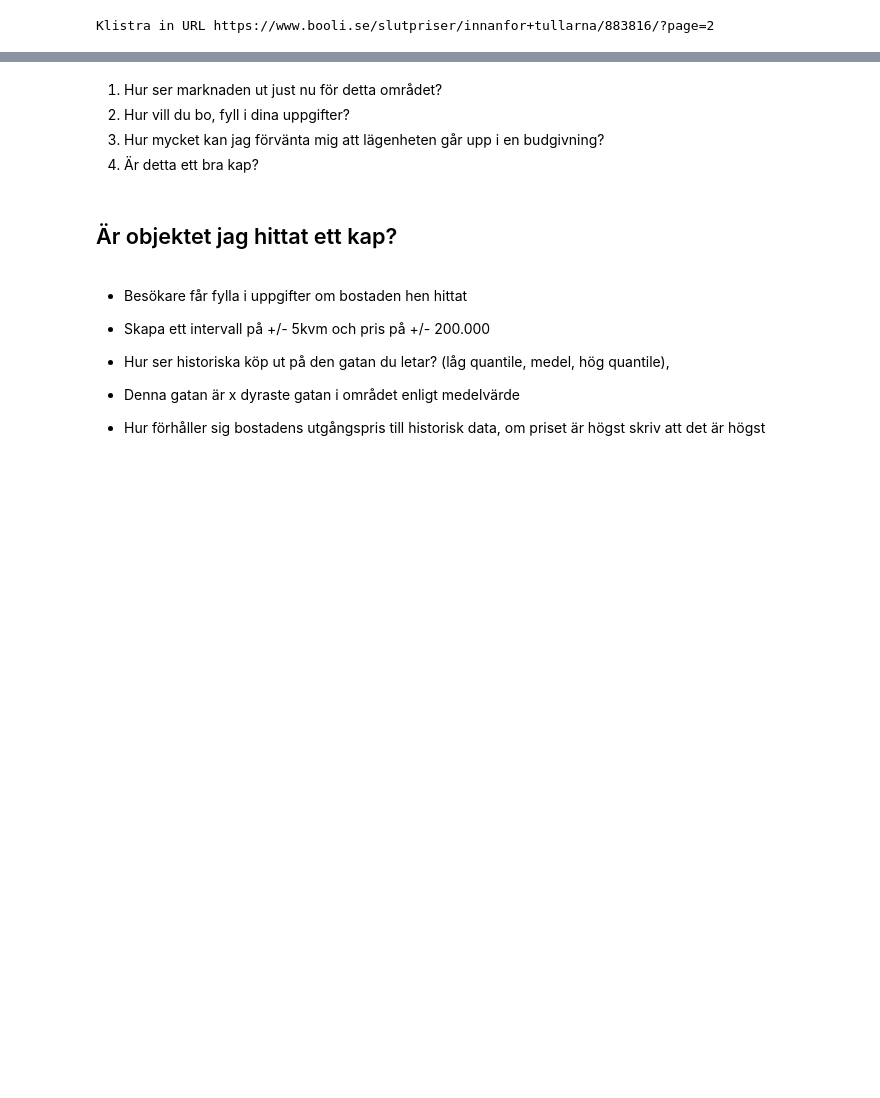
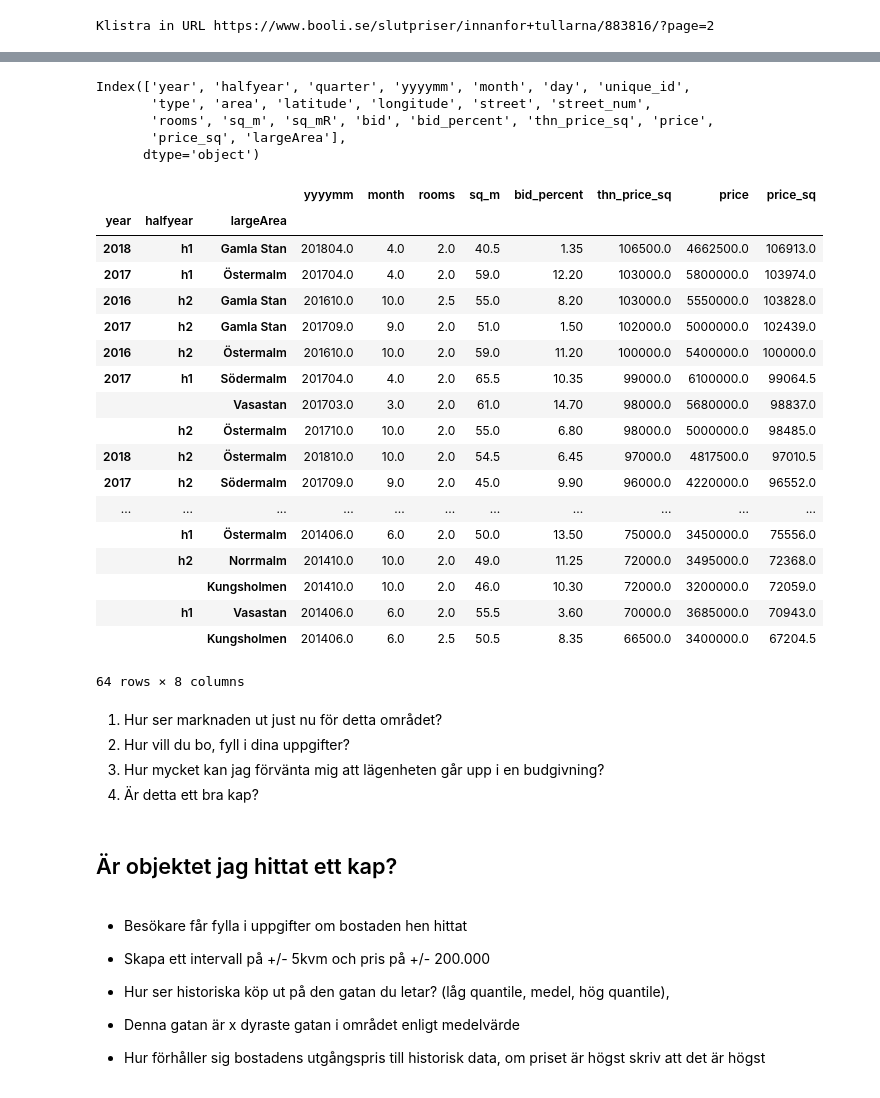
Before and after one commit to adamand89/resident, a Jupyter notebook: new_scrape.ipynb, the cells around one changed output, grey strips where cells are left out. Saved outputs shown, nothing was run; the diff lists cells and outputs as text; code cells hidden in the pictures; blank space fills up the shorter version.

```diff
--- a/new_scrape.ipynb
+++ b/new_scrape.ipynb
@@ -295,3 +307,5 @@ df2.head()
 # %%
-df2 = df2[['year', 'yyyymm', 'month', 'day', 'unique_id', 'type', 'area', 'latitude', 'longitude','street', 'street_num',
+#Putting the columns in correct order
+df2 = df2[['year','halfyear', 'quarter','yyyymm', 'month', 'day', 'unique_id', 'type', 'largeArea',
+           'area', 'latitude', 'longitude','street', 'street_num',
      'rooms','sq_m','sq_mR', 'bid', 'bid_percent', 'thn_price_sq','price', 'price_sq']]
@@ -319 +314,17 @@ df2
+# %%
+#Fetch bigTable
+df = pd.read_csv('bigTable.csv',index_col=0)
+
+#Fetch oldIds from bigTable
+oldId = df['unique_id'].unique()
+
+#Create a new df with nonDuplicates
+newObjects = df2[~df2['unique_id'].isin(oldId)]
+
+#Add the newObject to df
+df = df.append(newObjects)
+
+
+#ReSave bigTable with new objects that is not duplicates
+df.to_csv('bigTable.csv')
 # %%
@@ -321,3 +332,48 @@ df2.to_csv('bigTable.csv')
+# %%
+df.columns
+# %% [output]
+Index(['year', 'halfyear', 'quarter', 'yyyymm', 'month', 'day', 'unique_id',
+       'type', 'area', 'latitude', 'longitude', 'street', 'street_num',
+       'rooms', 'sq_m', 'sq_mR', 'bid', 'bid_percent', 'thn_price_sq', 'price',
+       'price_sq', 'largeArea'],
+      dtype='object')
+# %%
+conditions = [
+    ((df['area'] == 'Östermalm') | (df['area'].str.contains('Gärdet|Stureplan|Djurgården|Djurgård|Villastaden|Lärkstaden|Östermalm|Karlaplan|Lärkstan|Norra Djurgården|Ruddammen', regex=True))),
+    ((df['area'] == 'Kungsholmen') | (df['area'].str.contains('Fredhäll|Kronobergsparken|Kungsholms Torg|Kungholmen|Sankt Göran|Hornsberg|Kungsholmstorg|Fridhemsplan|Kungsholmen|Norr Mälarstrand|Marieberg|Stadshagen|Kristineberg|St Göran|St Erik|Thorildsplan', regex=True))),
+    ((df['area'] == 'Vasastan') | (df['area'].str.contains('Birkastan|Norrtull|Sankt Eriksplan|Hagamalm|Vasa|Sibirien|Röda Bergen|Sabbatsberg|Odenplan|Tule|Atlas|Rödabergen|Hagastaden|Vasastaden|Vasastan', regex=True))),
+    ((df['area'] == 'Södermalm') | (df['area'].str.contains('Södermalm|Hammarby Sjöstad|Skinnarviksberget|Zinkensdamm|Skanstull|Söddermalm|Norra Hammarbyhamnen|Hornstull|Katarina|Mosebacke|Medborgarplatsen|Reimersholme|Nytorget|Mariatorget|Mosebacketorg|Tullgården|Högalid|Tanto|Sofia|Söder|Maria|SoFo', regex=True))),
+    ((df['area'] == 'Norrmalm') | (df['area'].str.contains('Centrum|Centrum Norrmalm Vasastan|City'))),
+    (df['area'] == 'Gamla Stan'),]
+choices = ['Östermalm', 'Kungsholmen', 'Vasastan', 'Norrmalm', 'Södermalm', 'Gamla Stan']
+df['largeArea'] = np.select(conditions, choices, default='other')
+# %%
+#Putting the columns in correct order
+df = df[['year','halfyear', 'quarter','yyyymm', 'month', 'day', 'unique_id', 'type', 'largeArea',
+           'area', 'latitude', 'longitude','street', 'street_num',
+     'rooms','sq_m','sq_mR', 'bid', 'bid_percent', 'thn_price_sq','price', 'price_sq']]
+# %%
+df[df['largeArea']!='other'].groupby(['year','halfyear','largeArea']).median().sort_values(by='price_sq',ascending=False)
+# %% [output]
+|  |  |  | yyyymm | month | rooms | sq_m | bid_percent | thn_price_sq | price | price_sq |
+| year | halfyear | largeArea |  |  |  |  |  |  |  |  |
+| 2018 | h1 | Gamla Stan | 201804.0 | 4.0 | 2.0 | 40.5 | 1.35 | 106500.0 | 4662500.0 | 106913.0 |
+| 2017 | h1 | Östermalm | 201704.0 | 4.0 | 2.0 | 59.0 | 12.20 | 103000.0 | 5800000.0 | 103974.0 |
+| 2016 | h2 | Gamla Stan | 201610.0 | 10.0 | 2.5 | 55.0 | 8.20 | 103000.0 | 5550000.0 | 103828.0 |
+| 2017 | h2 | Gamla Stan | 201709.0 | 9.0 | 2.0 | 51.0 | 1.50 | 102000.0 | 5000000.0 | 102439.0 |
+| 2016 | h2 | Östermalm | 201610.0 | 10.0 | 2.0 | 59.0 | 11.20 | 100000.0 | 5400000.0 | 100000.0 |
+| 2017 | h1 | Södermalm | 201704.0 | 4.0 | 2.0 | 65.5 | 10.35 | 99000.0 | 6100000.0 | 99064.5 |
+|  |  | Vasastan | 201703.0 | 3.0 | 2.0 | 61.0 | 14.70 | 98000.0 | 5680000.0 | 98837.0 |
+|  | h2 | Östermalm | 201710.0 | 10.0 | 2.0 | 55.0 | 6.80 | 98000.0 | 5000000.0 | 98485.0 |
+| 2018 | h2 | Östermalm | 201810.0 | 10.0 | 2.0 | 54.5 | 6.45 | 97000.0 | 4817500.0 | 97010.5 |
+| 2017 | h2 | Södermalm | 201709.0 | 9.0 | 2.0 | 45.0 | 9.90 | 96000.0 | 4220000.0 | 96552.0 |
+| ... | ... | ... | ... | ... | ... | ... | ... | ... | ... | ... |
+|  | h1 | Östermalm | 201406.0 | 6.0 | 2.0 | 50.0 | 13.50 | 75000.0 | 3450000.0 | 75556.0 |
+|  | h2 | Norrmalm | 201410.0 | 10.0 | 2.0 | 49.0 | 11.25 | 72000.0 | 3495000.0 | 72368.0 |
+|  |  | Kungsholmen | 201410.0 | 10.0 | 2.0 | 46.0 | 10.30 | 72000.0 | 3200000.0 | 72059.0 |
+|  | h1 | Vasastan | 201406.0 | 6.0 | 2.0 | 55.5 | 3.60 | 70000.0 | 3685000.0 | 70943.0 |
+|  |  | Kungsholmen | 201406.0 | 6.0 | 2.5 | 50.5 | 8.35 | 66500.0 | 3400000.0 | 67204.5 |
+64 rows × 8 columns
 # %% [markdown]
 1. Hur ser marknaden ut just nu för detta området?
 2. Hur vill du bo, fyll i dina uppgifter?
```
Also changed, not shown: parts of 10 cells of this notebook.
